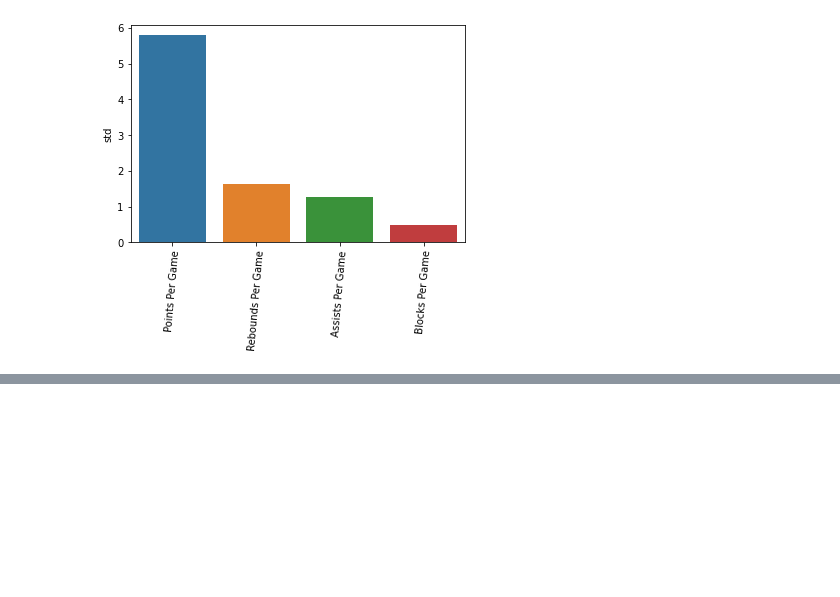
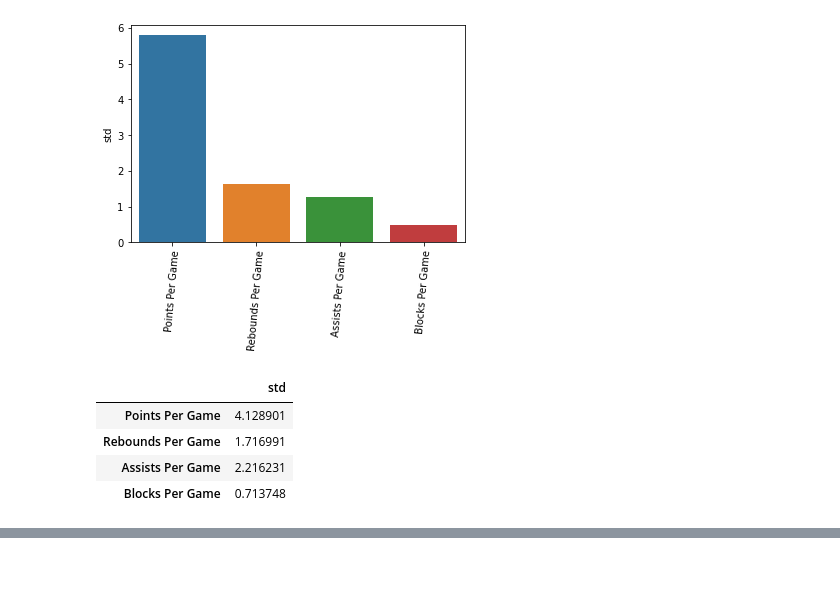
Before and after one commit to PhilippeBellefeuille/ProjetProgrammationGestion, a Jupyter notebook: Project.ipynb, the cells around one changed output, grey strips where cells are left out. Cells and saved outputs as stored; diff of their text form; code cells hidden in the pictures; blank space fills up the shorter version.

```diff
--- a/Project.ipynb
+++ b/Project.ipynb
@@ -185,3 +185,17 @@ for item in graph_stdjoOLY2020.get_xticklabels():
         item.set_rotation(85)
 # %% [output]
 [figure]
+# %%
+##2.1.TROUVER L'ÉCART-TYPE L'ÉQUIPE NBA 2016(stdEquipeNBA2016):
+stdEquipeNBA2016 = equipeNBA2016.agg(
+    {"Points Per Game": ["std"],
+           "Rebounds Per Game": ["std"],
+           "Assists Per Game":["std"],
+           "Blocks Per Game": ["std"]}).transpose()
+stdEquipeNBA2016
+# %% [output]
+|  | std |
+| Points Per Game | 4.128901 |
+| Rebounds Per Game | 1.716991 |
+| Assists Per Game | 2.216231 |
+| Blocks Per Game | 0.713748 |
```
Also changed, not shown: parts of 5 cells of this notebook.
